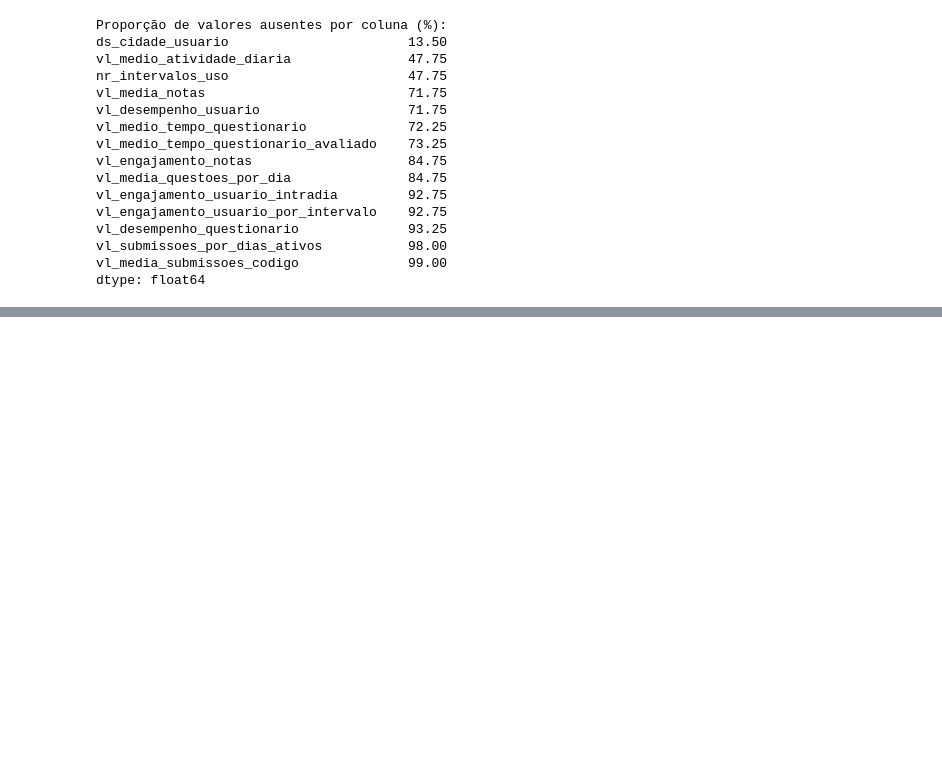
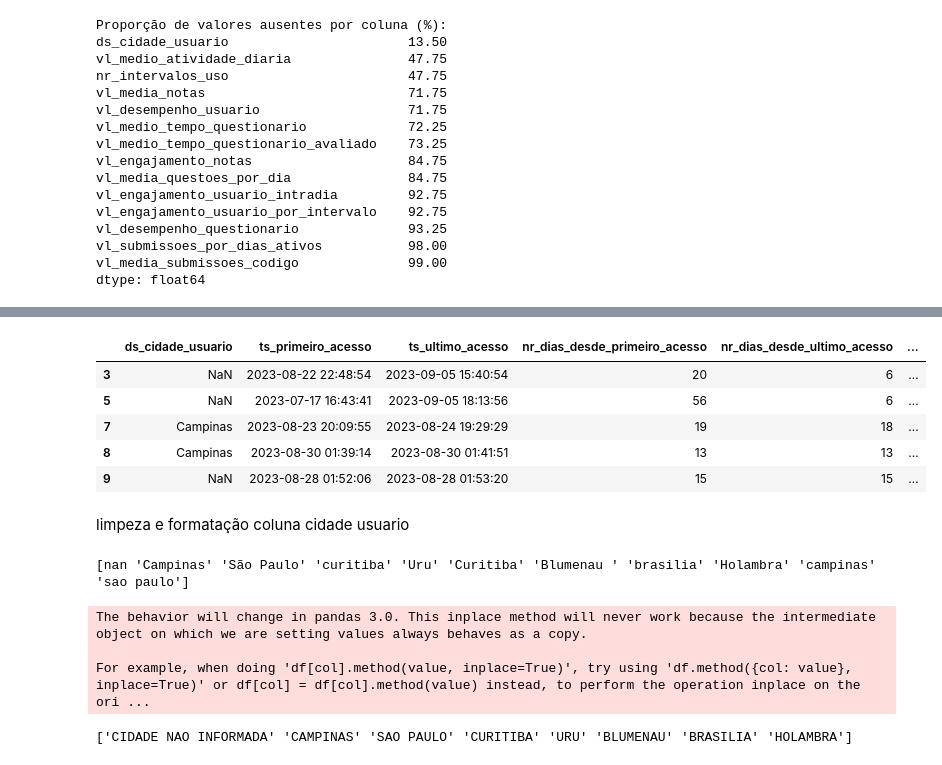
Before and after one commit to rklein7/Projeto-Machine-Learning-e-IA, a Jupyter notebook: Notebooks/analise_exploratoria_dados.ipynb, the cells around one changed output, grey strips where cells are left out. Cells and saved outputs as stored; diff of their text form; code cells hidden in the pictures; blank space fills up the shorter version.

```diff
--- a/Notebooks/analise_exploratoria_dados.ipynb
+++ b/Notebooks/analise_exploratoria_dados.ipynb
@@ -94,0 +112,18 @@ dtype: float64
+# %%
+df['ts_primeiro_acesso'] = pd.to_datetime(df['ts_primeiro_acesso'], unit='s')
+df['ts_ultimo_acesso'] = pd.to_datetime(df['ts_ultimo_acesso'], unit='s')
+# %%
+df.head()
+# %% [output]
+|  | ds_cidade_usuario | ts_primeiro_acesso | ts_ultimo_acesso | nr_dias_desde_primeiro_acesso | nr_dias_desde_ultimo_acesso | ... |
+| 3 | NaN | 2023-08-22 22:48:54 | 2023-09-05 15:40:54 | 20 | 6 | ... |
+| 5 | NaN | 2023-07-17 16:43:41 | 2023-09-05 18:13:56 | 56 | 6 | ... |
+| 7 | Campinas | 2023-08-23 20:09:55 | 2023-08-24 19:29:29 | 19 | 18 | ... |
+| 8 | Campinas | 2023-08-30 01:39:14 | 2023-08-30 01:41:51 | 13 | 13 | ... |
+| 9 | NaN | 2023-08-28 01:52:06 | 2023-08-28 01:53:20 | 15 | 15 | ... |
+# %% [markdown]
+limpeza e formatação coluna cidade usuario
+# %%
+print(df['ds_cidade_usuario'].unique())
+# %% [output]
+[nan 'Campinas' 'São Paulo' 'curitiba' 'Uru' 'Curitiba' 'Blumenau ' 'brasilia' 'Holambra' 'campinas' 'sao paulo']
@@ -94,0 +140,10 @@ dtype: float64
+# %%
+df['ds_cidade_usuario'].replace("NAN", "CIDADE NAO INFORMADA", inplace=True)
+# %% [output]
+The behavior will change in pandas 3.0. This inplace method will never work because the intermediate object on which we are setting values always behaves as a copy.
+
+For example, when doing 'df[col].method(value, inplace=True)', try using 'df.method({col: value}, inplace=True)' or df[col] = df[col].method(value) instead, to perform the operation inplace on the ori ...
+# %%
+print(df['ds_cidade_usuario'].unique())
+# %% [output]
+['CIDADE NAO INFORMADA' 'CAMPINAS' 'SAO PAULO' 'CURITIBA' 'URU' 'BLUMENAU' 'BRASILIA' 'HOLAMBRA']
```
Also changed, not shown: parts of 9 cells of this notebook, 5 other files.
